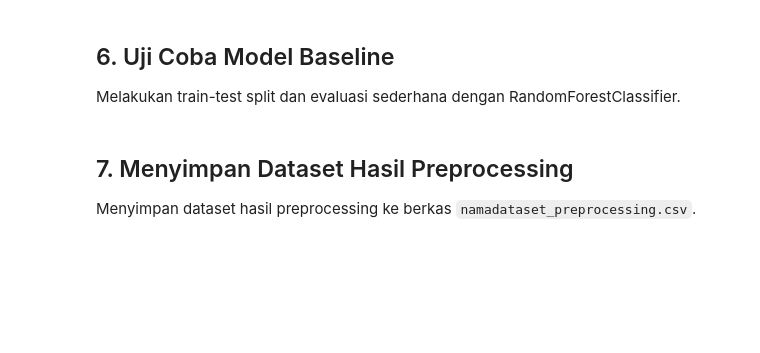
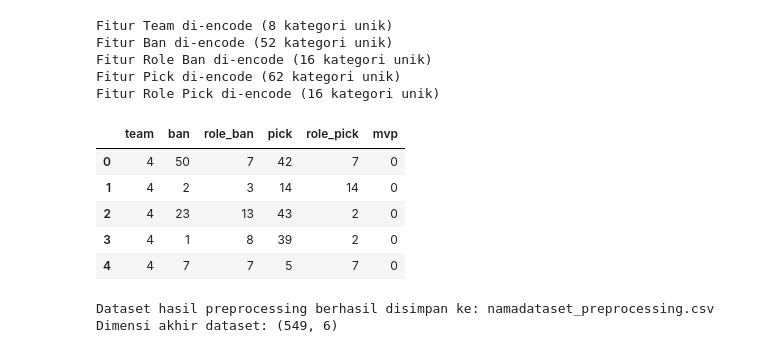
Before and after one commit to Zulfan-Afandi/Eksperimen_SML_M-Zulfan-Afandi, a Jupyter notebook: preprocessing/Eksperimen_M-Zulfan-Afandi.ipynb, the cells around one changed output. Saved outputs shown, nothing was run; the diff lists cells and outputs as text; code cells hidden in the pictures; blank space fills up the shorter version.

Commit message:
fix(kriteria1): use official MSML template with executed outputs

```diff
--- a/preprocessing/Eksperimen_M-Zulfan-Afandi.ipynb
+++ b/preprocessing/Eksperimen_M-Zulfan-Afandi.ipynb
@@ -58,26 +139,30 @@ Menerapkan Label Encoding agar data siap diproses algoritma machine learning.
 # %%
-features = ['Team', 'Ban', 'Role Ban', 'Pick', 'Role Pick']
-target = 'MVP'
-df_selected = df_clean[features + [target]].copy()
+# 3. Encoding Fitur Kategorikal
+encoders = {}
+for col in feature_cols:
+    le = LabelEncoder()
+    df_subset[col] = le.fit_transform(df_subset[col].astype(str))
+    encoders[col.lower().replace(' ', '_')] = le
+    print(f'Fitur {col} di-encode ({len(le.classes_)} kategori unik)')
 
-encoders = {}
-for col in features:
-    le = LabelEncoder()
-    df_selected[col] = le.fit_transform(df_selected[col].astype(str))
-    encoders[col.lower().replace(' ', '_')] = le
-
-df_preprocessed = df_selected.rename(columns={
+df_preprocessed = df_subset.rename(columns={
     'Team': 'team',
     'Ban': 'ban',
     'Role Ban': 'role_ban',
     'Pick': 'pick',
     'Role Pick': 'role_pick',
     'MVP': 'mvp'
 })
-
-print('Dataframe setelah transformasi:')
-print(df_preprocessed.head())
-print('\nDimensi preprocessed data:', df_preprocessed.shape)
+df_preprocessed.head()
+# %% [output]
+Fitur Team di-encode (8 kategori unik)
+Fitur Ban di-encode (52 kategori unik)
+Fitur Role Ban di-encode (16 kategori unik)
+Fitur Pick di-encode (62 kategori unik)
+Fitur Role Pick di-encode (16 kategori unik)
+|  | team | ban | role_ban | pick | role_pick | mvp |
+| 0 | 4 | 50 | 7 | 42 | 7 | 0 |
+| 1 | 4 | 2 | 3 | 14 | 14 | 0 |
+| 2 | 4 | 23 | 13 | 43 | 2 | 0 |
+| 3 | 4 | 1 | 8 | 39 | 2 | 0 |
+| 4 | 4 | 7 | 7 | 5 | 7 | 0 |
-# %% [markdown]
-## 6. Uji Coba Model Baseline
-Melakukan train-test split dan evaluasi sederhana dengan RandomForestClassifier.
@@ -100,9 +169,10 @@ print(classification_report(y_test, y_pred))
-# %% [markdown]
-## 7. Menyimpan Dataset Hasil Preprocessing
-Menyimpan dataset hasil preprocessing ke berkas `namadataset_preprocessing.csv`.
 # %%
-output_csv = 'namadataset_preprocessing.csv'
-df_preprocessed.to_csv(output_csv, index=False)
+# 4. Menyimpan Dataset Hasil Preprocessing
+output_file = 'namadataset_preprocessing.csv'
+df_preprocessed.to_csv(output_file, index=False)
 joblib.dump(encoders, 'encoder_mappings.pkl')
-print(f'Dataset preprocessing berhasil disimpan ke {output_csv}')
-print('Label encoders berhasil disimpan ke encoder_mappings.pkl')
+print(f'Dataset hasil preprocessing berhasil disimpan ke: {output_file}')
+print(f'Dimensi akhir dataset: {df_preprocessed.shape}')
+# %% [output]
+Dataset hasil preprocessing berhasil disimpan ke: namadataset_preprocessing.csv
+Dimensi akhir dataset: (549, 6)
```
Also changed, not shown: parts of 19 cells of this notebook.
